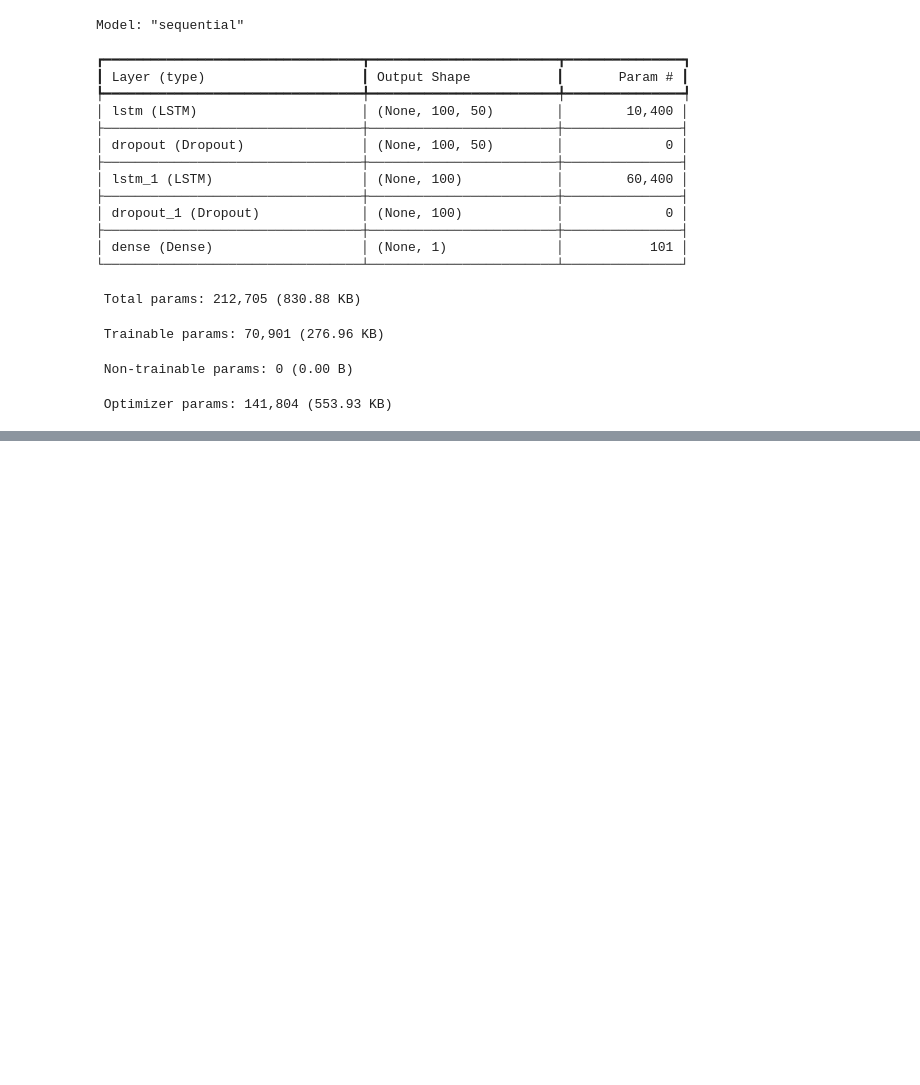
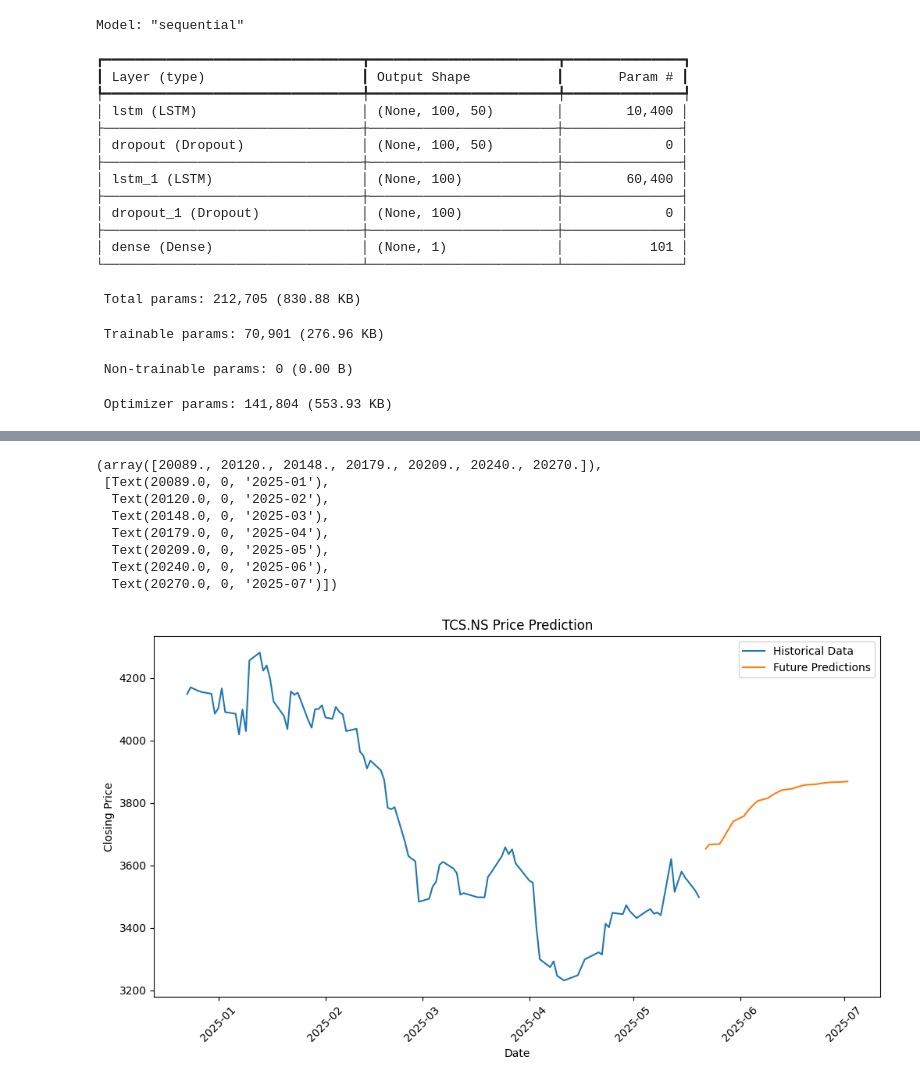
Before and after one commit to ShubhamShaw01/StockMarketPrediction, a Jupyter notebook: StockMarketPrediction.ipynb, the cells around one changed output, grey strips where cells are left out. Saved outputs shown, nothing was run; the diff lists cells and outputs as text; code cells hidden in the pictures; blank space fills up the shorter version.

```diff
--- a/StockMarketPrediction.ipynb
+++ b/StockMarketPrediction.ipynb
@@ -334,0 +280,77 @@ plt.show()
+# %%
+inputs = data_test_array[-100:].flatten()
+future_preds_scaled = []
+for _ in range(30):
+    x_input = inputs[-100:].reshape(1, 100, 1)
+    pred_scaled = model.predict(x_input, verbose=0)[0, 0]
+    future_preds_scaled.append(pred_scaled)
+    inputs = np.append(inputs, pred_scaled)
+
+# Optional: Apply a moving average smoothing to reduce prediction noise
+def smooth_predictions(preds, window=3):
+    if len(preds) < window:
+        return preds
+    smoothed = np.convolve(preds, np.ones(window) / window, mode='valid')
+    # Prepend the unsmoothed values to maintain the length
+    pad_width = len(preds) - len(smoothed)
+    return np.concatenate((preds[:pad_width], smoothed))
+
+# Adjust the smoothing window size as needed
+future_preds_scaled = smooth_predictions(future_preds_scaled, window=3)
+
+# Inverse transform to original price scale
+future_prices = scaler.inverse_transform(
+    np.array(future_preds_scaled).reshape(-1, 1)
+).flatten()
+
+# Generate next 30 business days
+future_dates = []
+current_date = datetime.today()
+days_added = 0
+while days_added < 30:
+    current_date += timedelta(days=1)
+    if current_date.weekday() < 5:  # Mon-Fri
+        future_dates.append(current_date.date())
+        days_added += 1
+
+# Create predictions DataFrame
+pred_df = pd.DataFrame({
+    'Date': future_dates,
+    'Predicted_Price': future_prices
+})
+
+# Note: The following lines involving 'st' indicate this code is intended for a Streamlit app.
+# If you are not running this in a Streamlit app, you will need to remove or adapt these lines.
+# Also ensure 'st' is imported if you are using Streamlit.
+# import streamlit as st # You might need to uncomment and install streamlit
+
+# if 'st' in globals(): # Check if streamlit is available
+#     st.write(pred_df.set_index('Date'))
+
+# Prepare historical data with Date as a column
+df_hist = data.reset_index().iloc[-100:]
+# Use the future dates and predictions (future_prices) generated earlier
+plt.figure(figsize=(12, 6))
+plt.plot(df_hist['Date'], df_hist['Close'], label='Historical Data')
+plt.plot(pred_df['Date'], pred_df['Predicted_Price'], label='Future Predictions')
+plt.xlabel("Date")
+plt.ylabel("Closing Price")
+plt.title(f"{stock} Price Prediction")
+plt.legend()
+plt.xticks(rotation=45)
+
+# if 'st' in globals(): # Check if streamlit is available
+#     st.pyplot(plt.gcf())
+#     plt.clf()
+# else: # If not in streamlit, just show the plot
+#     plt.show()
+# %% [output]
+(array([20089., 20120., 20148., 20179., 20209., 20240., 20270.]),
+ [Text(20089.0, 0, '2025-01'),
+  Text(20120.0, 0, '2025-02'),
+  Text(20148.0, 0, '2025-03'),
+  Text(20179.0, 0, '2025-04'),
+  Text(20209.0, 0, '2025-05'),
+  Text(20240.0, 0, '2025-06'),
+  Text(20270.0, 0, '2025-07')])
+[figure, added]
```
Also changed, not shown: parts of 23 cells of this notebook.
